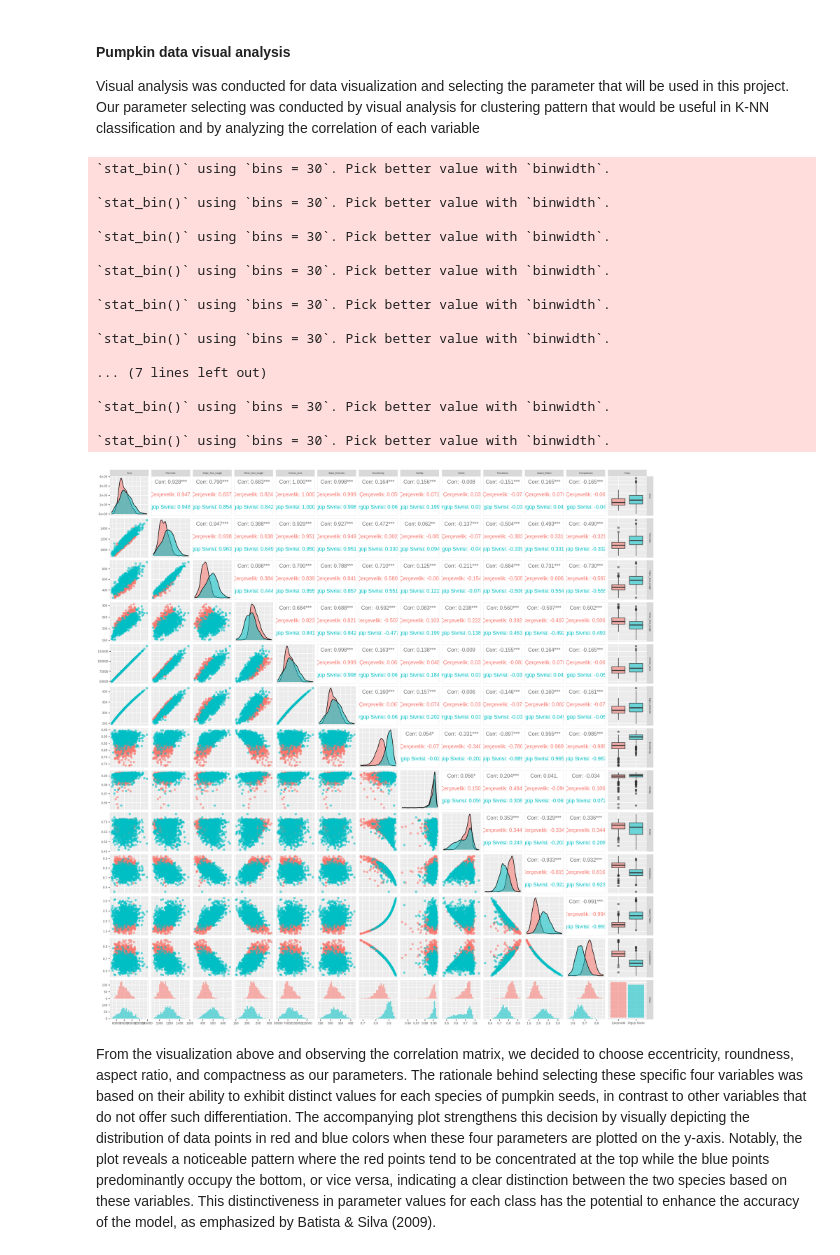
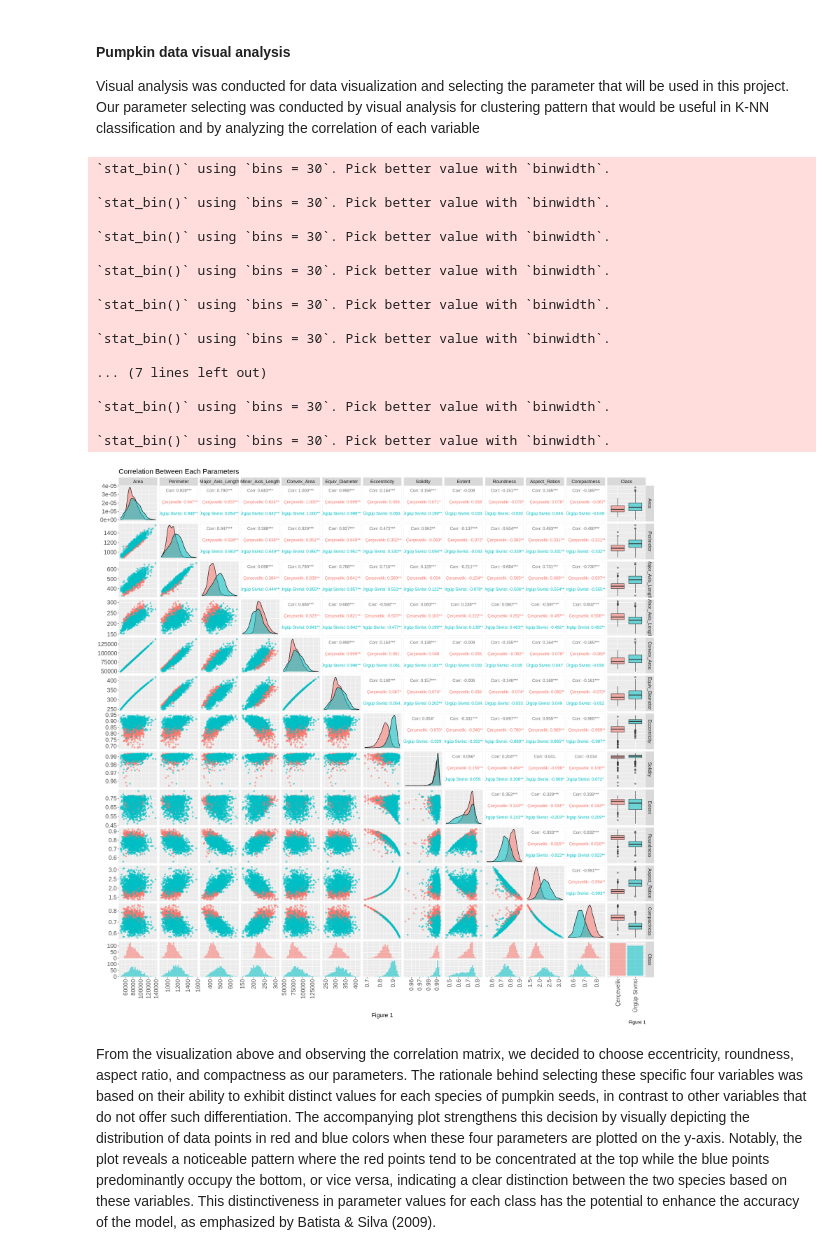
Before and after one commit to FarrelRamdhani/DSCI-100-Team-Project, a Jupyter notebook: project_report.ipynb, the cells around one changed output. Saved outputs shown, nothing was run; the diff lists cells and outputs as text; code cells hidden in the pictures.

Commit message:
added caption for figure

```diff
--- a/project_report.ipynb
+++ b/project_report.ipynb
@@ -153,32 +135,33 @@ A tibble: 550 × 13
 Visual analysis was conducted for data visualization and selecting the parameter that will be used in this project. Our parameter selecting was conducted by visual analysis for clustering pattern that would be useful in K-NN classification and by analyzing the correlation of each variable
 # %%
 # Setting the plot width
-options(repr.plot.width=16, repr.plot.height=16)
+options(repr.plot.width=20, repr.plot.height=20)
 
 # Pairwise comparison analysis of the multivariable data
 train_pumpkin |>
-    ggpairs(aes(color=Class, alpha=0.01)) +
-        theme(axis.text = element_text(size = 6),
-             text=element_text(size=6))
+    ggpairs(aes(color=Class, alpha=0.01), title = "Correlation Between Each Parameters", xlab = "Figure 1") +
+        theme(axis.text = element_text(size = 15),
+             text=element_text(size=15), axis.text.x = element_text(angle = 90, vjust = 0.5, hjust=1)) +
+    labs(caption = "Figure 1")
 # %% [output]
 `stat_bin()` using `bins = 30`. Pick better value with `binwidth`.
 
 `stat_bin()` using `bins = 30`. Pick better value with `binwidth`.
 
 `stat_bin()` using `bins = 30`. Pick better value with `binwidth`.
 
 `stat_bin()` using `bins = 30`. Pick better value with `binwidth`.
 
 `stat_bin()` using `bins = 30`. Pick better value with `binwidth`.
 
 `stat_bin()` using `bins = 30`. Pick better value with `binwidth`.
 
 ... (7 lines left out)
 
 `stat_bin()` using `bins = 30`. Pick better value with `binwidth`.
 
 `stat_bin()` using `bins = 30`. Pick better value with `binwidth`.
-[figure, old version]
+[figure, new version]
 # %% [markdown]
 From the visualization above and observing the correlation matrix, we decided to choose eccentricity, roundness, aspect ratio, and compactness as our parameters. The rationale behind selecting these specific four variables was based on their ability to exhibit distinct values for each species of pumpkin seeds, in contrast to other variables that do not offer such differentiation. The accompanying plot strengthens this decision by visually depicting the distribution of data points in red and blue colors when these four parameters are plotted on the y-axis. Notably, the plot reveals a noticeable pattern where the red points tend to be concentrated at the top while the blue points predominantly occupy the bottom, or vice versa, indicating a clear distinction between the two species based on these variables. This distinctiveness in parameter values for each class has the potential to enhance the accuracy of the model, as emphasized by Batista & Silva (2009).
 # %% [markdown]
```
Also changed, not shown: parts of 6 cells of this notebook.
